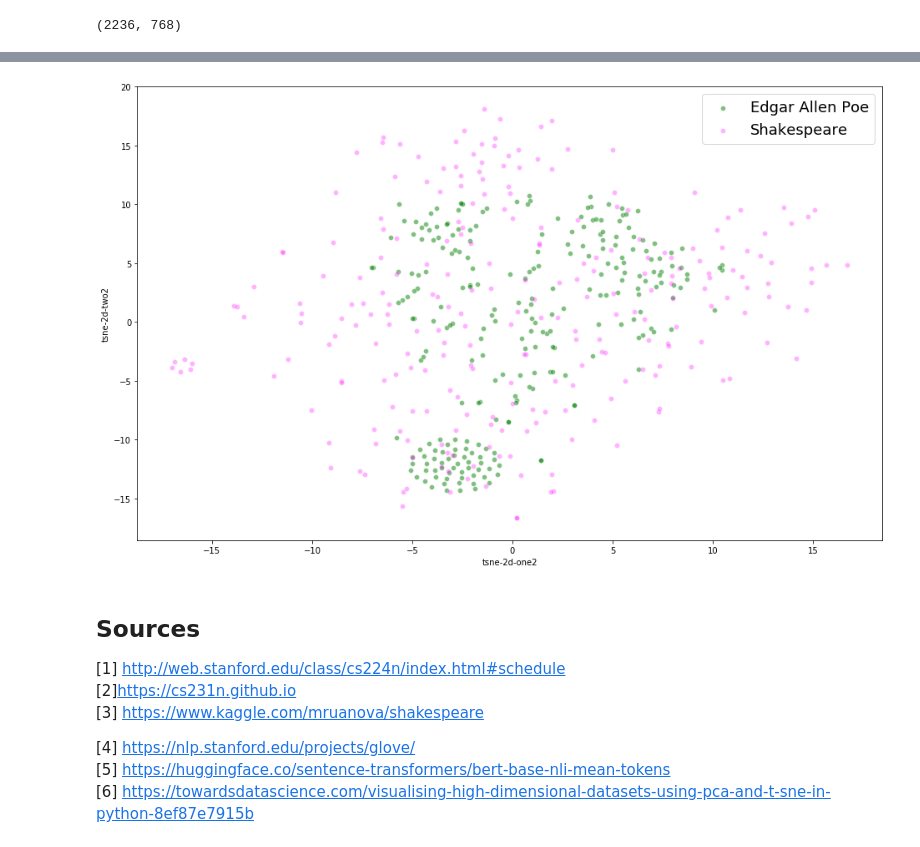
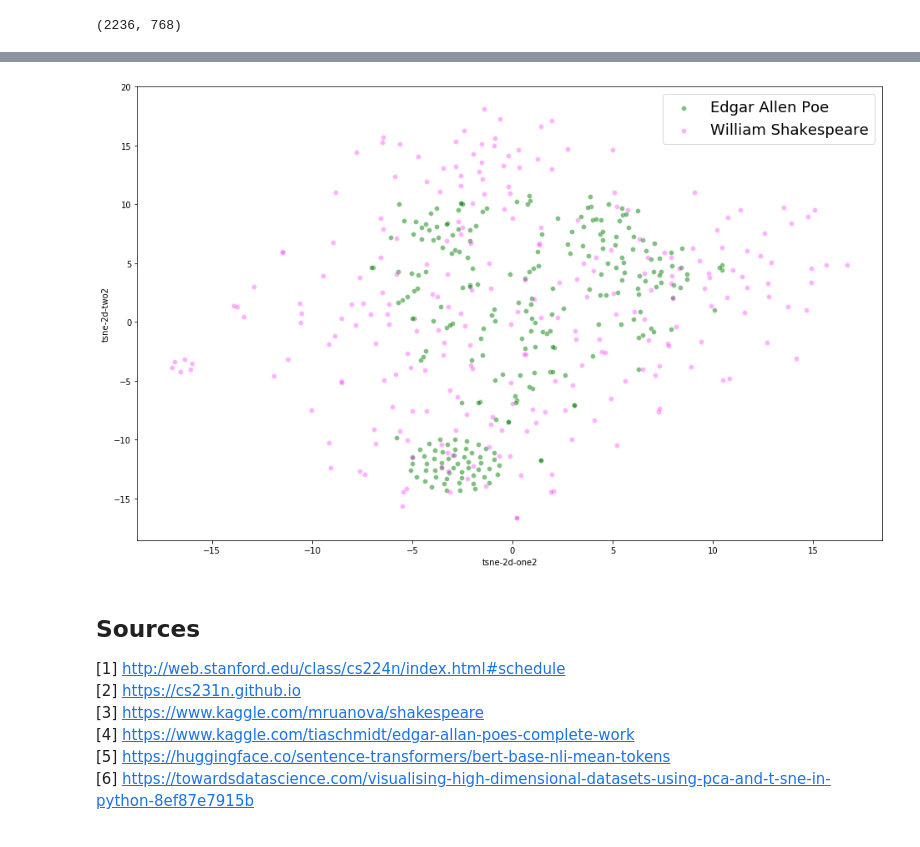
Before and after one commit to mm-powell/LLNL-NLP-reading-cohort, a Jupyter notebook: week-two.ipynb, the cells around one changed output, grey strips where cells are left out. Saved outputs shown, nothing was run; the diff lists cells and outputs as text; code cells hidden in the pictures.

Commit message:
Updating figures

```diff
--- a/week-two.ipynb
+++ b/week-two.ipynb
@@ -147,35 +147,34 @@ df_subset = pd.DataFrame()
 # %%
 df_subset['tsne-2d-one'] = X_embedded[:,0]
 df_subset['tsne-2d-two'] = X_embedded[:,1]
 plt.figure(figsize=(16,10))
 sns.scatterplot(
     x="tsne-2d-one", y="tsne-2d-two",
     data=df_subset,
     color="green",
     legend="full",
     alpha=0.5
 )
 
 df_subset['tsne-2d-one2'] = X_embedded2[:,0]
 df_subset['tsne-2d-two2'] = X_embedded2[:,1]
 sns.scatterplot(
     x="tsne-2d-one2", y="tsne-2d-two2",
     data=df_subset,
     color="magenta",
     legend="full",
     alpha=0.3
 )
 
-plt.legend(['Edgar Allen Poe', 'Shakespeare'], fontsize=18)
+plt.legend(['Edgar Allen Poe', 'William Shakespeare'], fontsize=18)
 plt.show()
 # %% [output]
-[figure, old version]
+[figure, new version]
 # %% [markdown]
 ## Sources
 [1] http://web.stanford.edu/class/cs224n/index.html#schedule <br>
-[2]https://cs231n.github.io <br>
+[2] https://cs231n.github.io <br>
 [3] https://www.kaggle.com/mruanova/shakespeare <br>
-
-[4] https://nlp.stanford.edu/projects/glove/ <br>
+[4] https://www.kaggle.com/tiaschmidt/edgar-allan-poes-complete-work <br>
 [5] https://huggingface.co/sentence-transformers/bert-base-nli-mean-tokens <br>
 [6] https://towardsdatascience.com/visualising-high-dimensional-datasets-using-pca-and-t-sne-in-python-8ef87e7915b <br>
```
Also changed, not shown: parts of 3 cells of this notebook.
